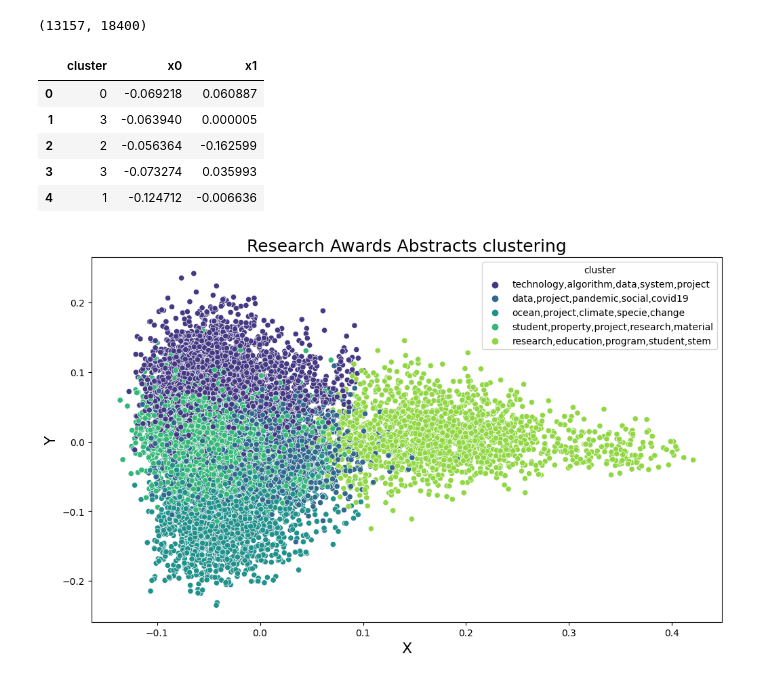
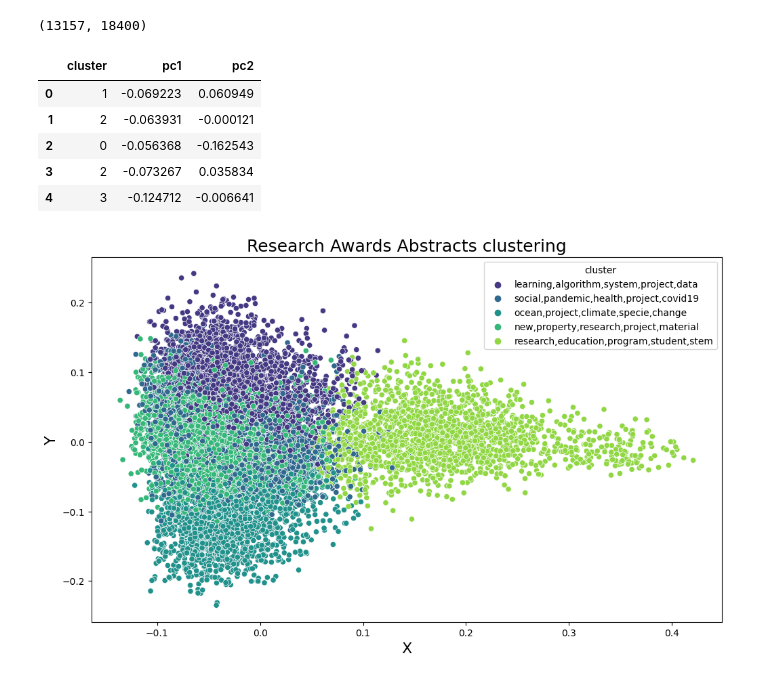
Before and after one commit to cris-scheib/nsf-abstract-classifier, a Jupyter notebook: text-classification-TF-IDF.ipynb, the cells around one changed output. Drawn from its saved outputs; the diff is of its cells as text; code cells hidden in the pictures.

```diff
--- a/text-classification-TF-IDF.ipynb
+++ b/text-classification-TF-IDF.ipynb
@@ -51,22 +57,24 @@ X.shape
 # %% [output]
 (13157, 18400)
 # %%
-pca = PCA(n_components=2, random_state=42)
+#use the PCA to reduces the dimensionality and visualize using 2 Principal Component
+pca = PCA(n_components=2)
 pca_vecs = pca.fit_transform(X.toarray())
-x0 = pca_vecs[:, 0]
-x1 = pca_vecs[:, 1]
+pc1 = pca_vecs[:, 0]
+pc2 = pca_vecs[:, 1]
 # %%
+#create a new DataFrame to keep the data
 dfc = pd.DataFrame()
 dfc['cluster'] = kmeans.labels_
-dfc['x0'] = x0
-dfc['x1'] = x1
+dfc['pc1'] = pc1
+dfc['pc2'] = pc2
 # %%
 dfc.head()
 # %% [output]
-|  | cluster | x0 | x1 |
-| 0 | 0 | -0.069218 | 0.060887 |
-| 1 | 3 | -0.063940 | 0.000005 |
-| 2 | 2 | -0.056364 | -0.162599 |
-| 3 | 3 | -0.073274 | 0.035993 |
-| 4 | 1 | -0.124712 | -0.006636 |
+|  | cluster | pc1 | pc2 |
+| 0 | 1 | -0.069223 | 0.060949 |
+| 1 | 2 | -0.063931 | -0.000121 |
+| 2 | 0 | -0.056368 | -0.162543 |
+| 3 | 2 | -0.073267 | 0.035834 |
+| 4 | 3 | -0.124712 | -0.006641 |
 # %%
@@ -79,10 +90,11 @@ for i,r in dft.iterrows():
 dfc['cluster'] = dfc['cluster'].map(keywords)
 # %%
+#plot the results
 plt.figure(figsize=(12, 7))
 plt.title("Research Awards Abstracts clustering", fontdict={"fontsize": 18})
 plt.xlabel("X", fontdict={"fontsize": 16})
 plt.ylabel("Y", fontdict={"fontsize": 16})
-sns.scatterplot(data=dfc, x='x0', y='x1', hue='cluster', palette="viridis")
+sns.scatterplot(data=dfc, x='pc1', y='pc2', hue='cluster', palette="viridis")
 plt.show()
 # %% [output]
-[figure, old version]
+[figure, new version]
```
Also changed, not shown: parts of 13 cells of this notebook.
